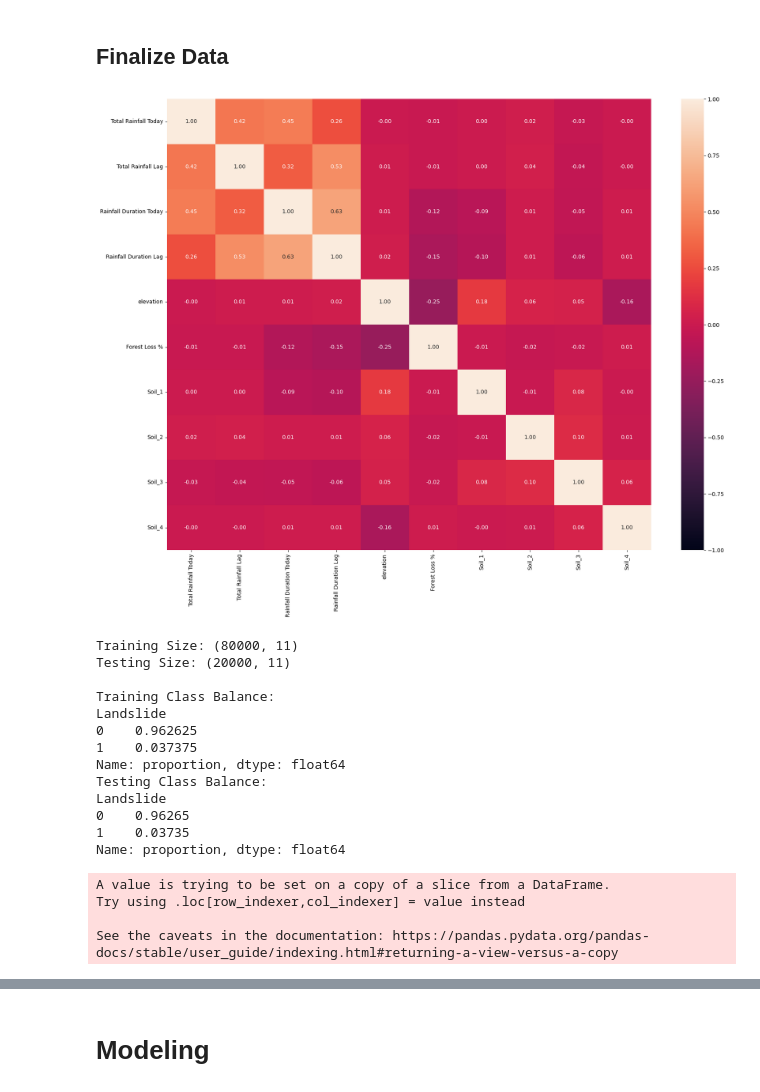
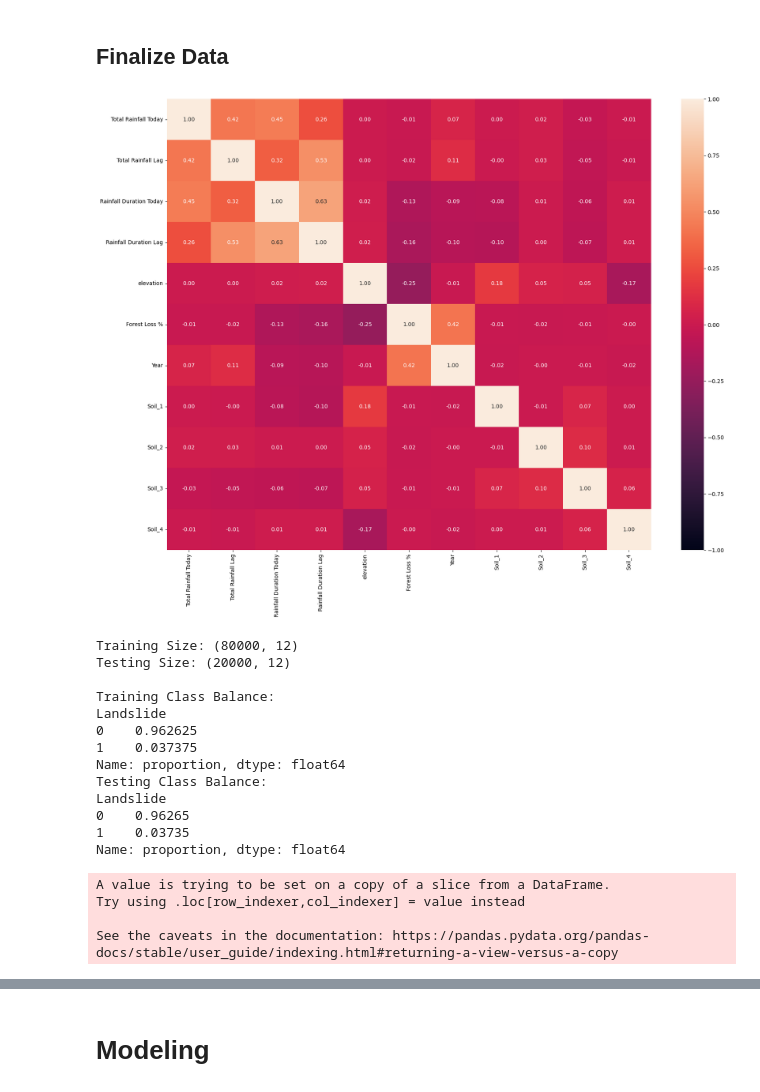
Before and after one commit to ryandschaefer/colombia-landslides, a Jupyter notebook: src/modeling.ipynb, the cells around one changed output, grey strips where cells are left out. Drawn from its saved outputs; the diff is of its cells as text; code cells hidden in the pictures.

```diff
--- a/src/modeling.ipynb
+++ b/src/modeling.ipynb
@@ -133,19 +133,19 @@ Name: proportion, dtype: float64
 # %%
 feature_cols = [
     "Total Rainfall Today", "Total Rainfall Lag", "Rainfall Duration Today", "Rainfall Duration Lag",
-    "elevation", "Forest Loss %",
+    "elevation", "Forest Loss %", "Year",
     "Soil_1", "Soil_2", "Soil_3", "Soil_4"
 ]
 outcome_col = "Landslide"
 
 df_features = df_sample[feature_cols]
 
 plt.figure(figsize = (20, 15))
 sns.heatmap(df_features.corr(), annot=True, fmt=".2f", vmin = -1, vmax = 1)
 
 plt.show()
 # %% [output]
-[figure, old version]
+[figure, new version]
 # %%
 df_features[outcome_col] = df_sample[outcome_col]
 
@@ -159,8 +159,8 @@ print()
 print("Training Class Balance:", df_train[outcome_col].value_counts(normalize = True), sep = "\n")
 print("Testing Class Balance:", df_test[outcome_col].value_counts(normalize = True), sep = "\n")
 # %% [output]
-Training Size: (80000, 11)
-Testing Size: (20000, 11)
+Training Size: (80000, 12)
+Testing Size: (20000, 12)
 
 Training Class Balance:
 Landslide
```
Also changed, not shown: parts of 27 cells of this notebook, 7 other files.
